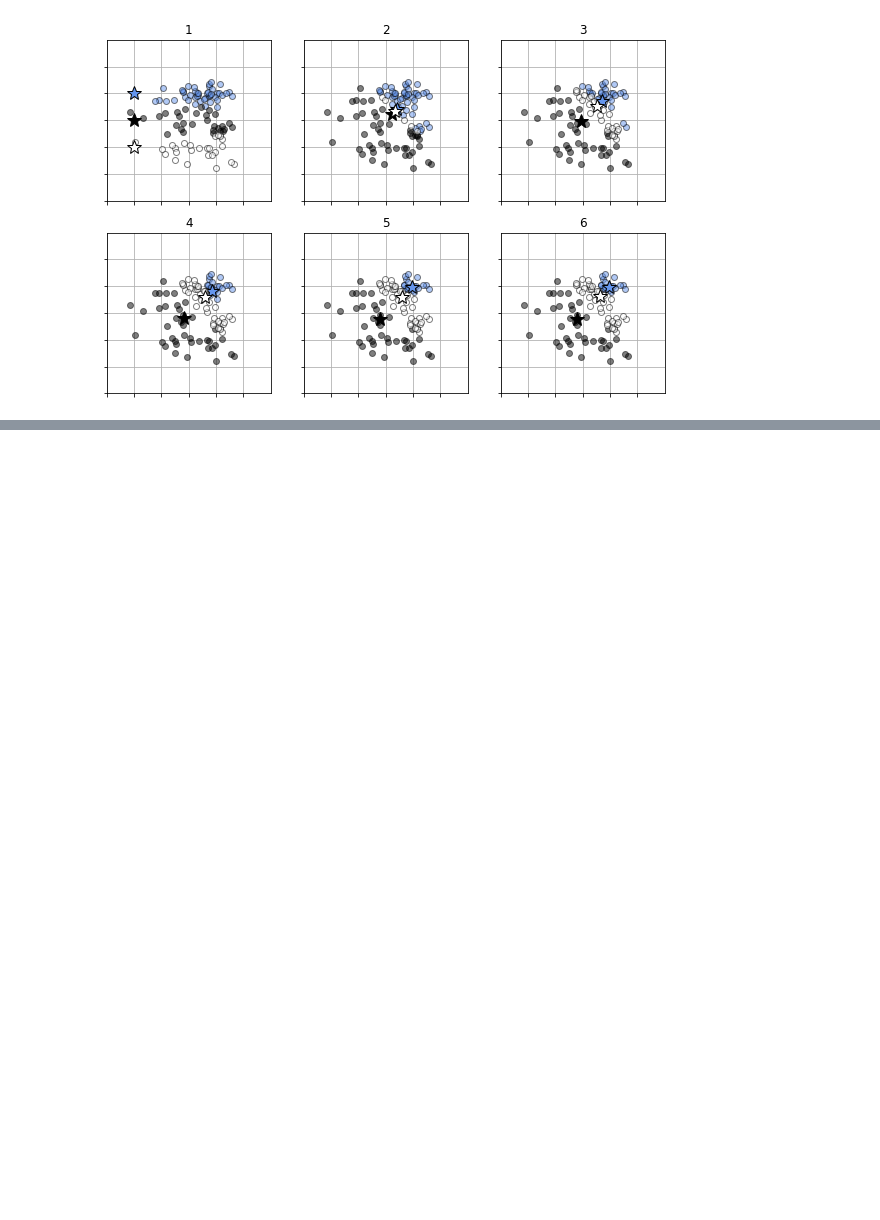
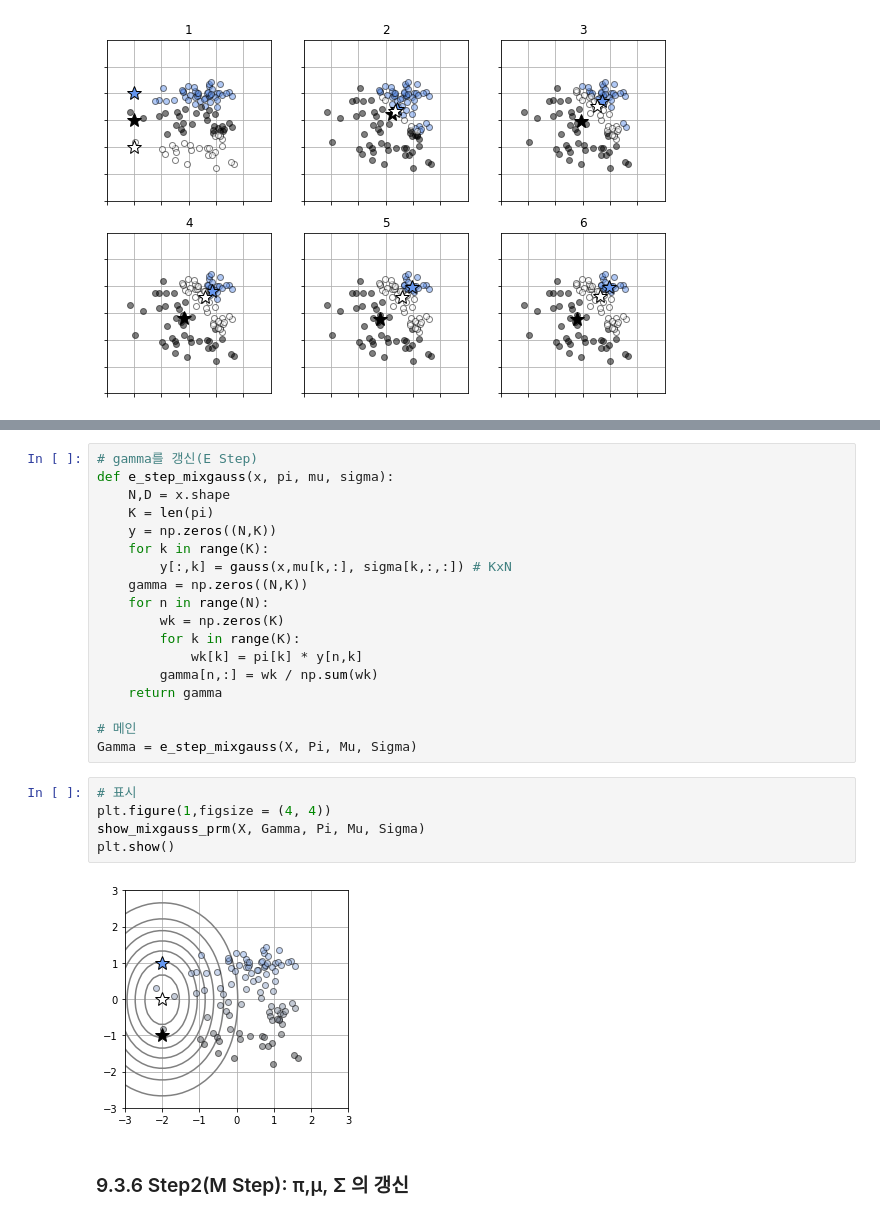
Before and after one commit to josephsh97KIM/MS_study, a Jupyter notebook: CAU_VIlab/week6_1.ipynb, the cells around one changed output, grey strips where cells are left out. Saved outputs shown, nothing was run; the diff lists cells and outputs as text; blank space fills up the shorter version.

```diff
--- a/CAU_VIlab/week6_1.ipynb
+++ b/CAU_VIlab/week6_1.ipynb
@@ -144,0 +307,27 @@ distortion_measure(X[:,0], X[:,1], R, Mu)
+# %%
+# gamma를 갱신(E Step)
+def e_step_mixgauss(x, pi, mu, sigma):
+    N,D = x.shape
+    K = len(pi)
+    y = np.zeros((N,K))
+    for k in range(K):
+        y[:,k] = gauss(x,mu[k,:], sigma[k,:,:]) # KxN
+    gamma = np.zeros((N,K))
+    for n in range(N):
+        wk = np.zeros(K)
+        for k in range(K):
+            wk[k] = pi[k] * y[n,k]
+        gamma[n,:] = wk / np.sum(wk)
+    return gamma
+
+# 메인
+Gamma = e_step_mixgauss(X, Pi, Mu, Sigma)
+# %%
+# 표시
+plt.figure(1,figsize = (4, 4))
+show_mixgauss_prm(X, Gamma, Pi, Mu, Sigma)
+plt.show()
+# %% [output]
+[figure, added]
+# %% [markdown]
+### 9.3.6 Step2(M Step): π,μ, Σ 의 갱신
```
Also changed, not shown: parts of 20 cells of this notebook.
